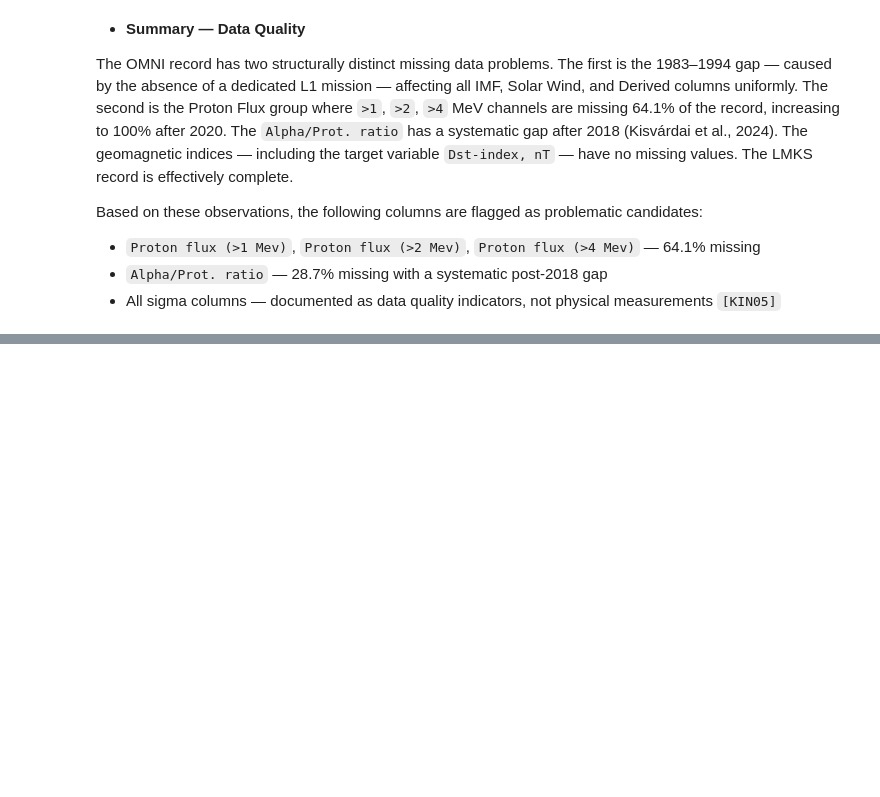
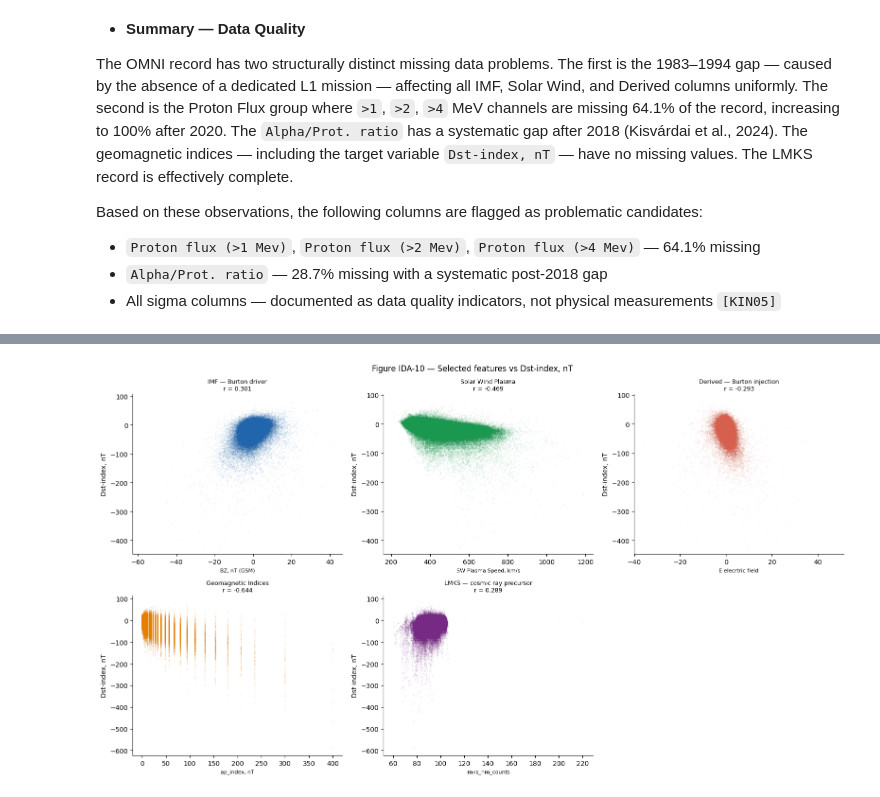
Before and after one commit to RoumenNikolov/cosmic-ray-storm-clean, a Jupyter notebook: cosmic_ray_storm_prediction.ipynb, the cells around one changed output, grey strips where cells are left out. Cells and saved outputs as stored; diff of their text form; code cells hidden in the pictures; blank space fills up the shorter version.

```diff
--- a/cosmic_ray_storm_prediction.ipynb
+++ b/cosmic_ray_storm_prediction.ipynb
@@ -826,0 +921,37 @@ The 8 GLE hours and 2,259 Forbush hours are physically distinct signals and will
+# %%
+
+# ── IDA: Scatter plots — physically motivated feature selection vs Dst ────────
+# Selection is based on domain knowledge and correlation analysis above.
+# Fill values are already replaced with NaN in df_corr.
+
+leaders_plot = [
+    ('BZ, nT (GSM)',          'IMF — Burton driver',         '#2166ac'),
+    ('SW Plasma Speed, km/s', 'Solar Wind Plasma',           '#1a9850'),
+    ('E elecrtric field',     'Derived — Burton injection',  '#d6604d'),
+    ('ap_index, nT',          'Geomagnetic Indices',         '#e67e00'),
+    ('lmks_nm_counts',        'LMKS — cosmic ray precursor', '#762a83'),
+]
+
+fig, axes = plt.subplots(2, 3, figsize=(16, 9))
+axes = axes.flatten()
+
+for ax, (col, group, color) in zip(axes, leaders_plot):
+    x = df_corr[col] if col != 'lmks_nm_counts' else df_corr['lmks_nm_counts']
+    y = dst
+    valid = x.notna() & y.notna()
+    ax.scatter(x[valid], y[valid], alpha=0.05, s=1, color=color)
+    r = x[valid].corr(y[valid])
+    ax.set_xlabel(col, fontsize=8)
+    ax.set_ylabel('Dst-index, nT')
+    ax.set_title(f'{group}\nr = {r:.3f}', fontsize=9)
+    ax.spines['top'].set_visible(False)
+    ax.spines['right'].set_visible(False)
+
+axes[-1].set_visible(False)
+
+plt.suptitle('Figure IDA-10 — Selected features vs Dst-index, nT', fontsize=12)
+plt.tight_layout()
+plt.savefig('images/fig_ida10_scatter.png', dpi=150, bbox_inches='tight')
+plt.show()
+# %% [output]
+[figure, added]
```
Also changed, not shown: parts of 20 cells of this notebook.
